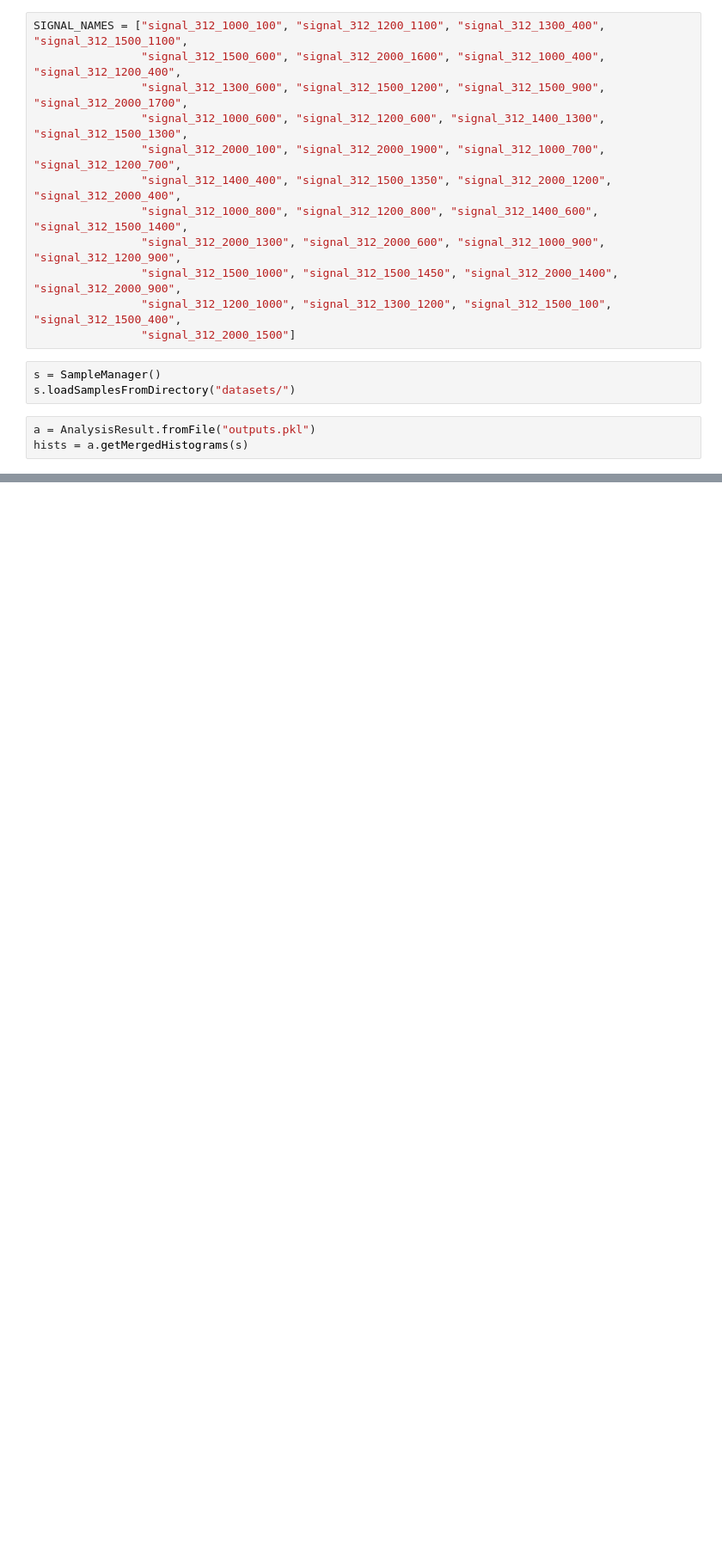
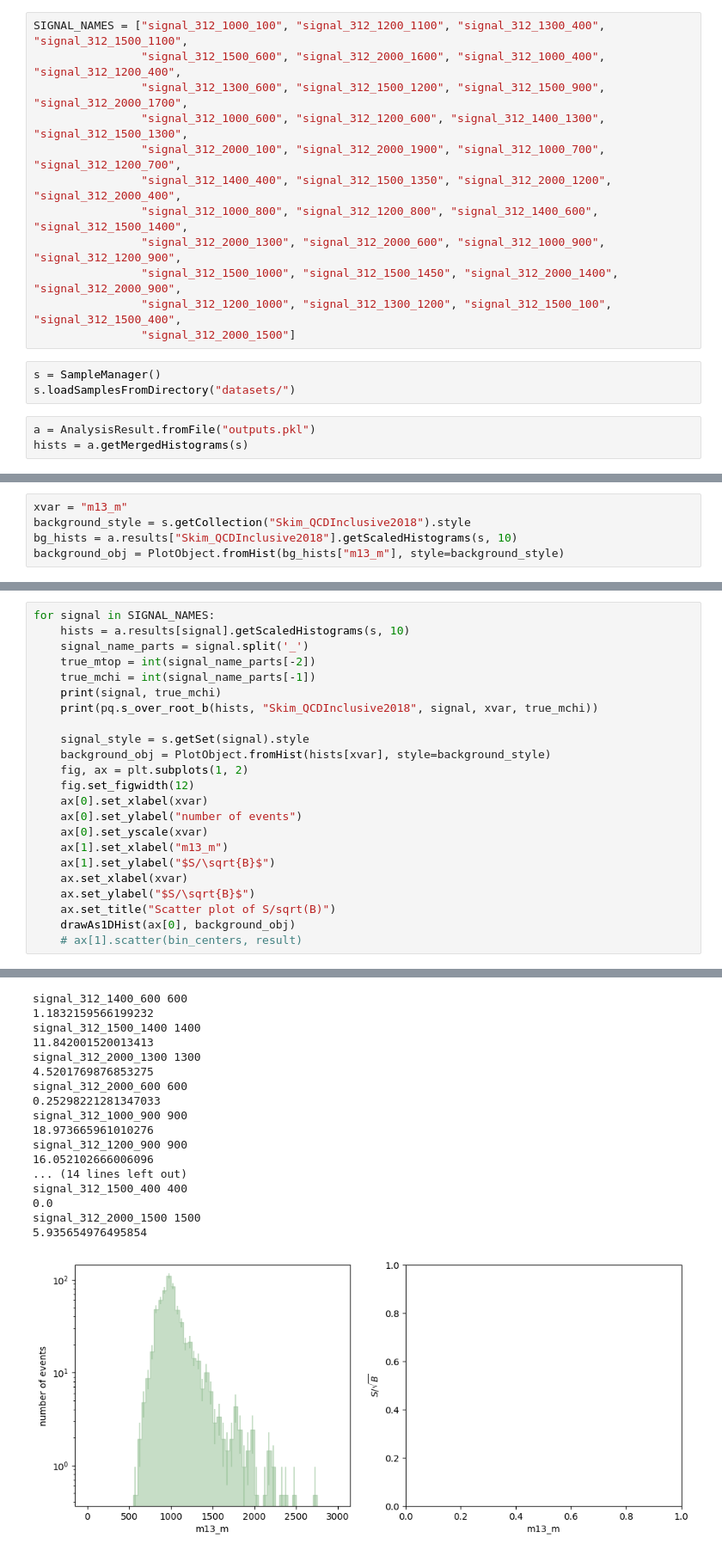
Before and after one commit to UMN-CMS/SingleStopCoffea, a Jupyter notebook: peakquality_plot.ipynb, the cells around one changed output, grey strips where cells are left out. Shown at 86% size. Saved outputs shown, nothing was run; the diff lists cells and outputs as text; blank space fills up the shorter version.

```diff
--- a/peakquality_plot.ipynb
+++ b/peakquality_plot.ipynb
@@ -39,0 +36,5 @@ TypeError: index(signal_312_1000_100) cannot be a string for a numerical axis
+# %%
+xvar = "m13_m"
+background_style = s.getCollection("Skim_QCDInclusive2018").style
+bg_hists = a.results["Skim_QCDInclusive2018"].getScaledHistograms(s, 10)
+background_obj = PlotObject.fromHist(bg_hists["m13_m"], style=background_style)
@@ -39,0 +43,24 @@ TypeError: index(signal_312_1000_100) cannot be a string for a numerical axis
+# %%
+for signal in SIGNAL_NAMES:
+    hists = a.results[signal].getScaledHistograms(s, 10)
+    signal_name_parts = signal.split('_')
+    true_mtop = int(signal_name_parts[-2])
+    true_mchi = int(signal_name_parts[-1])
+    print(signal, true_mchi)
+    print(pq.s_over_root_b(hists, "Skim_QCDInclusive2018", signal, xvar, true_mchi))
+
+    signal_style = s.getSet(signal).style
+    background_obj = PlotObject.fromHist(hists[xvar], style=background_style)
+    fig, ax = plt.subplots(1, 2)
+    fig.set_figwidth(12)
+    ax[0].set_xlabel(xvar)
+    ax[0].set_ylabel("number of events")
+    ax[0].set_yscale(xvar)
+    ax[1].set_xlabel("m13_m")
+    ax[1].set_ylabel("$S/\sqrt{B}$")
+    ax.set_xlabel(xvar)
+    ax.set_ylabel("$S/\sqrt{B}$")
+    ax.set_title("Scatter plot of S/sqrt(B)")
+    drawAs1DHist(ax[0], background_obj)
+    # ax[1].scatter(bin_centers, result)
+# %% [output]
@@ -39,0 +84,18 @@ TypeError: index(signal_312_1000_100) cannot be a string for a numerical axis
+signal_312_1400_600 600
+1.1832159566199232
+signal_312_1500_1400 1400
+11.842001520013413
+signal_312_2000_1300 1300
+4.5201769876853275
+signal_312_2000_600 600
+0.25298221281347033
+signal_312_1000_900 900
+18.973665961010276
+signal_312_1200_900 900
+16.052102666006096
+... (14 lines left out)
+signal_312_1500_400 400
+0.0
+signal_312_2000_1500 1500
+5.935654976495854
+[figure, added]
```
Also changed, not shown: parts of 7 cells of this notebook, 1 other file.
